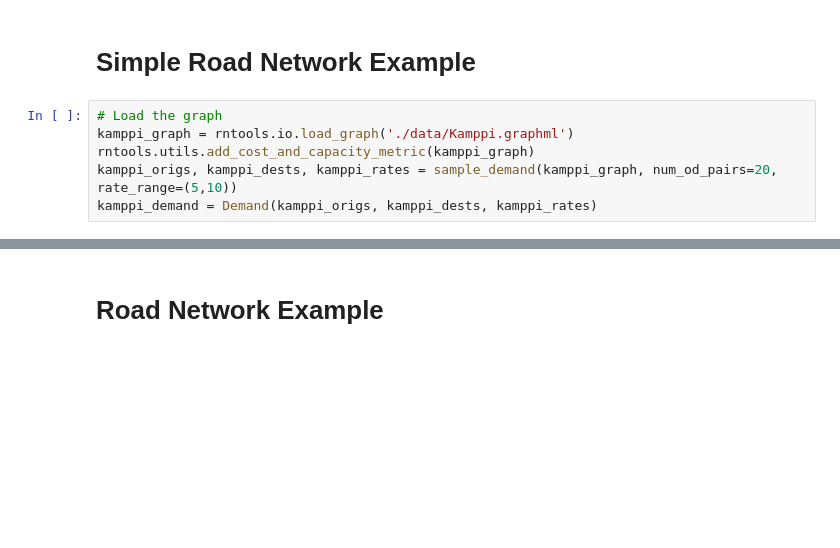
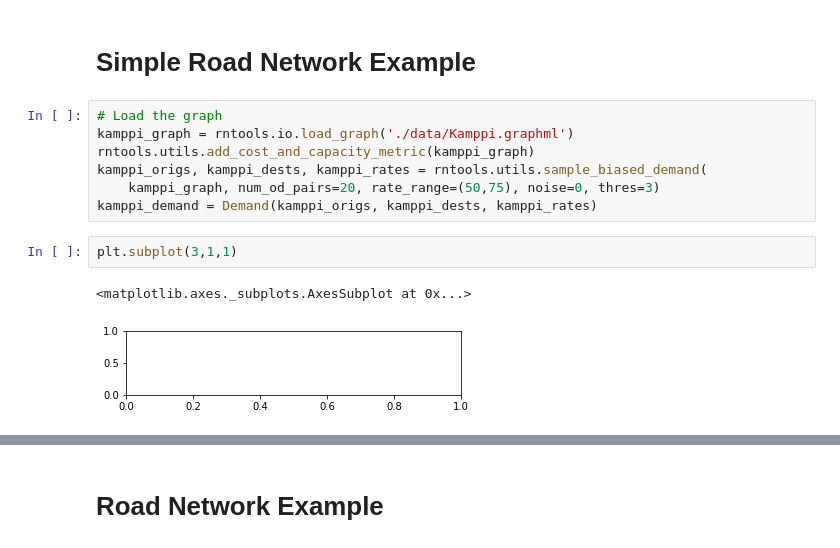
Before and after one commit to FJYang96/RoadNetPruning, a Jupyter notebook: Tutorial.ipynb, the cells around one changed output, grey strips where cells are left out. Cells and saved outputs as stored; diff of their text form; blank space fills up the shorter version.

```diff
--- a/Tutorial.ipynb
+++ b/Tutorial.ipynb
@@ -74,5 +88,11 @@ bisec.
 # Load the graph
 kamppi_graph = rntools.io.load_graph('./data/Kamppi.graphml')
 rntools.utils.add_cost_and_capacity_metric(kamppi_graph)
-kamppi_origs, kamppi_dests, kamppi_rates = sample_demand(kamppi_graph, num_od_pairs=20, rate_range=(5,10))
+kamppi_origs, kamppi_dests, kamppi_rates = rntools.utils.sample_biased_demand(
+    kamppi_graph, num_od_pairs=20, rate_range=(50,75), noise=0, thres=3)
 kamppi_demand = Demand(kamppi_origs, kamppi_dests, kamppi_rates)
+# %%
+plt.subplot(3,1,1)
+# %% [output]
+<matplotlib.axes._subplots.AxesSubplot at 0x...>
+[figure, added]
```
Also changed, not shown: parts of 30 cells of this notebook, 22 other files.
